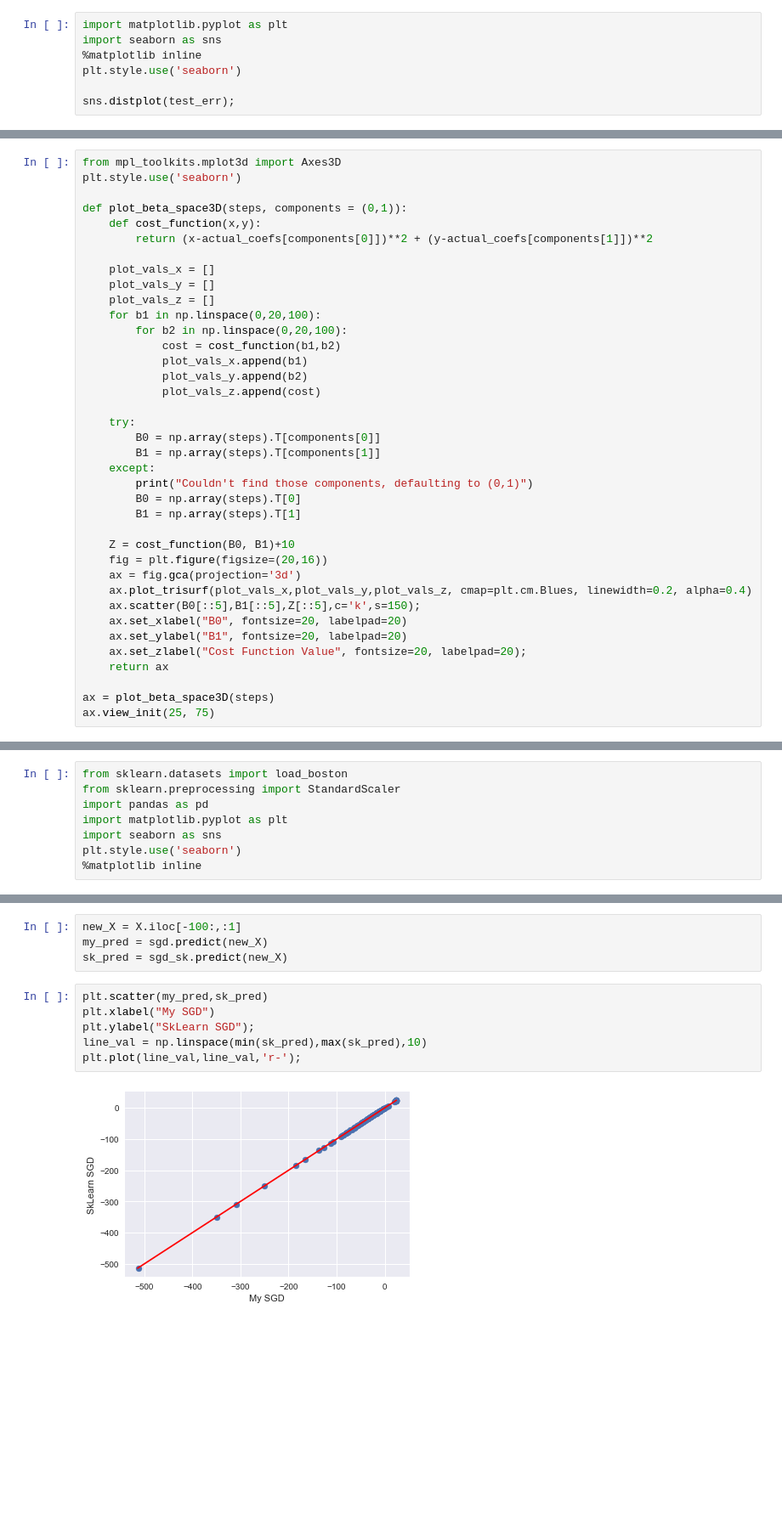
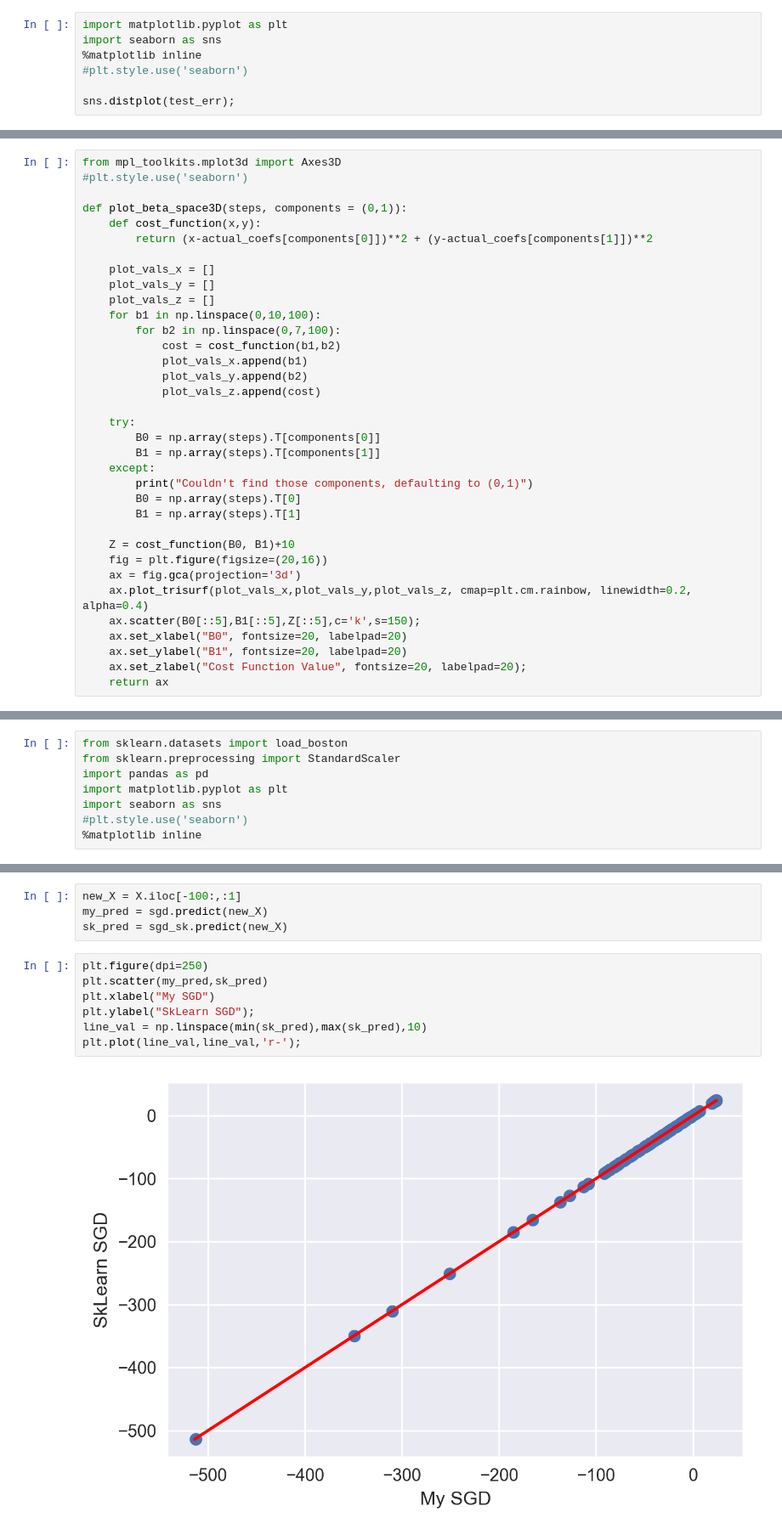
Before and after one commit to ZWMiller/machine_learning_from_scratch, a Jupyter notebook: notebooks/regressors/stochastic_gradient_descent_regression.ipynb, the cells around one changed output, grey strips where cells are left out. Shown at 85% size. Cells and saved outputs as stored; diff of their text form; blank space fills up the shorter version.

```diff
--- a/notebooks/regressors/stochastic_gradient_descent_regression.ipynb
+++ b/notebooks/regressors/stochastic_gradient_descent_regression.ipynb
@@ -237,7 +237,7 @@ test_err = pred_y - test_y
 import matplotlib.pyplot as plt
 import seaborn as sns
 %matplotlib inline
-plt.style.use('seaborn')
+#plt.style.use('seaborn')
 
 sns.distplot(test_err);
 # %% [output]
@@ -298,6 +300,6 @@ plot_beta_space(steps, last_300=True)
 # %%
 from mpl_toolkits.mplot3d import Axes3D
-plt.style.use('seaborn')
+#plt.style.use('seaborn')
 
 def plot_beta_space3D(steps, components = (0,1)):
     def cost_function(x,y):
@@ -306,8 +308,8 @@ def plot_beta_space3D(steps, components = (0,1)):
     plot_vals_x = []
     plot_vals_y = []
     plot_vals_z = []
-    for b1 in np.linspace(0,20,100):
-        for b2 in np.linspace(0,20,100):
+    for b1 in np.linspace(0,10,100):
+        for b2 in np.linspace(0,7,100):
             cost = cost_function(b1,b2)
             plot_vals_x.append(b1)
             plot_vals_y.append(b2)
@@ -324,12 +326,9 @@ def plot_beta_space3D(steps, components = (0,1)):
     Z = cost_function(B0, B1)+10
     fig = plt.figure(figsize=(20,16))
     ax = fig.gca(projection='3d')
-    ax.plot_trisurf(plot_vals_x,plot_vals_y,plot_vals_z, cmap=plt.cm.Blues, linewidth=0.2, alpha=0.4)
+    ax.plot_trisurf(plot_vals_x,plot_vals_y,plot_vals_z, cmap=plt.cm.rainbow, linewidth=0.2, alpha=0.4)
     ax.scatter(B0[::5],B1[::5],Z[::5],c='k',s=150);
     ax.set_xlabel("B0", fontsize=20, labelpad=20)
     ax.set_ylabel("B1", fontsize=20, labelpad=20)
     ax.set_zlabel("Cost Function Value", fontsize=20, labelpad=20);
     return ax
-
-ax = plot_beta_space3D(steps)
-ax.view_init(25, 75)
@@ -368,7 +371,7 @@ from sklearn.preprocessing import StandardScaler
 import pandas as pd
 import matplotlib.pyplot as plt
 import seaborn as sns
-plt.style.use('seaborn')
+#plt.style.use('seaborn')
 %matplotlib inline
 # %%
 X = pd.DataFrame(StandardScaler().fit_transform(load_boston().data))
@@ -416,10 +419,11 @@ new_X = X.iloc[-100:,:1]
 my_pred = sgd.predict(new_X)
 sk_pred = sgd_sk.predict(new_X)
 # %%
+plt.figure(dpi=250)
 plt.scatter(my_pred,sk_pred)
 plt.xlabel("My SGD")
 plt.ylabel("SkLearn SGD");
 line_val = np.linspace(min(sk_pred),max(sk_pred),10)
 plt.plot(line_val,line_val,'r-');
 # %% [output]
-[figure, old version]
+[figure, new version]
```
Also changed, not shown: parts of 18 cells of this notebook, 1 other file.
